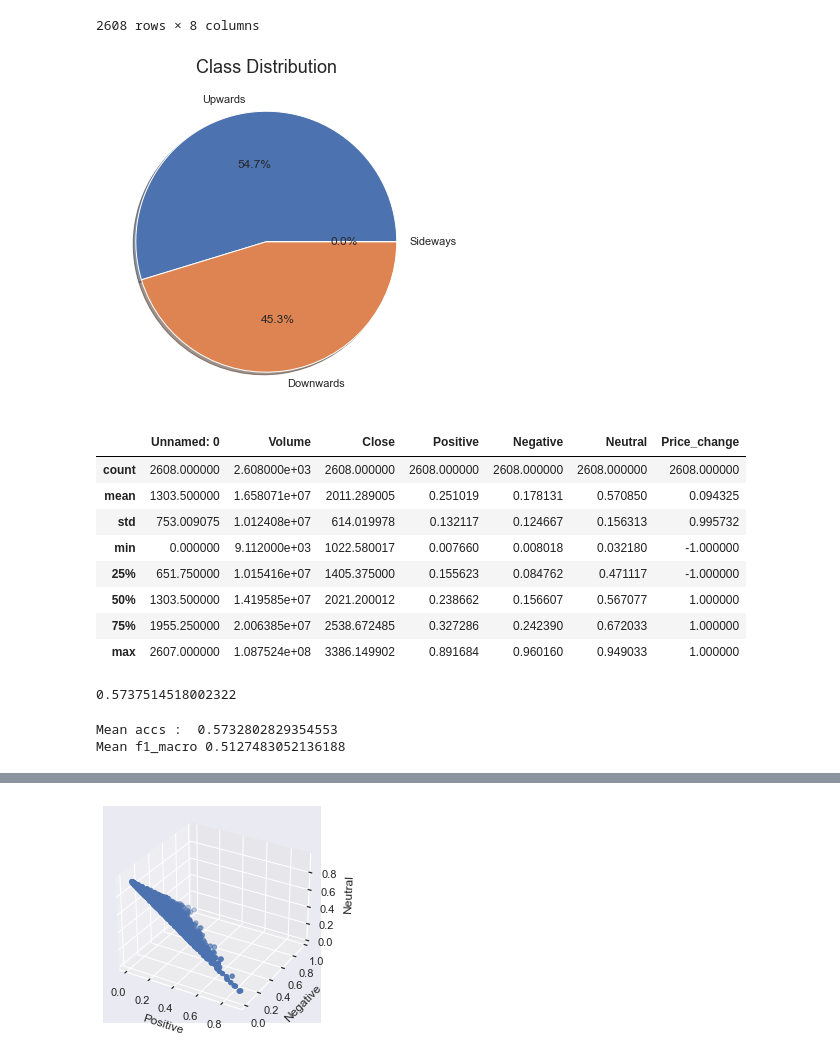
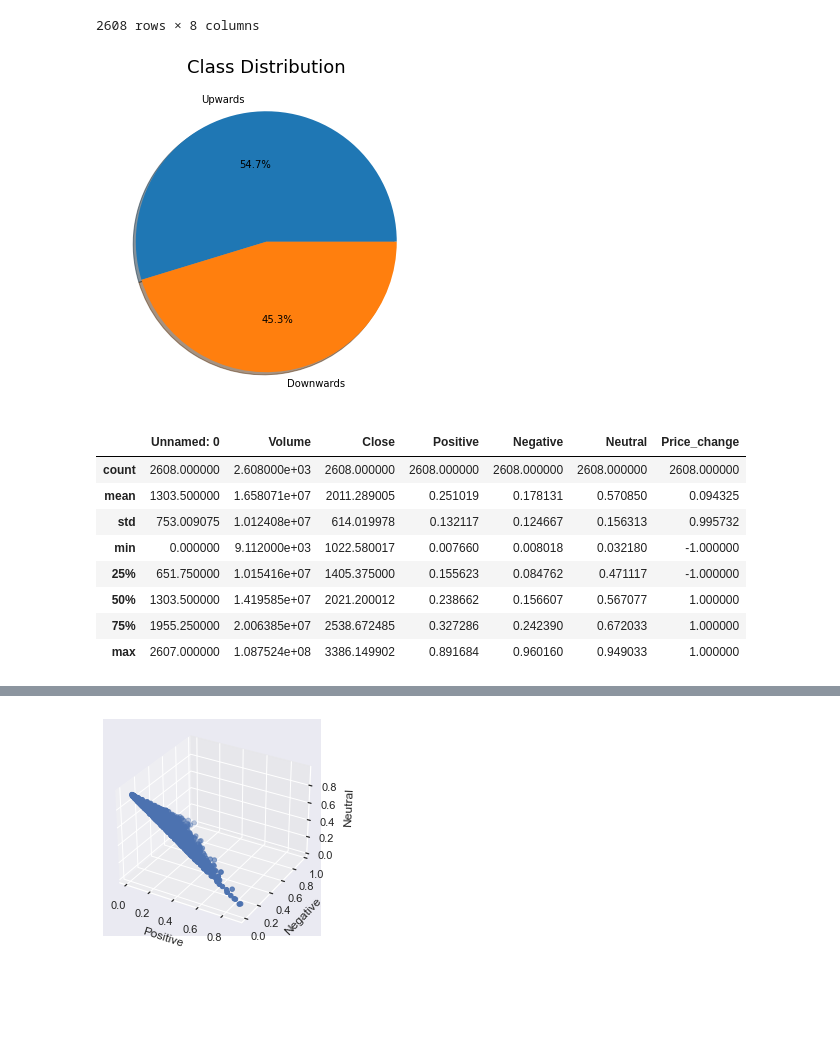
Before and after one commit to Poulinakis-Konstantinos/Stock_prediction_with_News_Sentiment_Analysis, a Jupyter notebook: ML_algos.ipynb, the cells around one changed output, grey strips where cells are left out. Drawn from its saved outputs; the diff is of its cells as text; code cells hidden in the pictures; blank space fills up the shorter version.

```diff
--- a/ML_algos.ipynb
+++ b/ML_algos.ipynb
@@ -32,16 +35,15 @@ data
 # %%
 ones = len(data[data['Price_change']==1])
 minus = len(data[data['Price_change']==-1])
-zeros = len(data[data['Price_change']==0])
 
 fig, ax = plt.subplots(figsize=(6,6))
-plt.pie(x=[ones, minus, zeros], labels=['Upwards','Downwards','Sideways'], shadow=True, autopct='%1.1f%%')
+plt.pie(x=[ones, minus], labels=['Upwards','Downwards'], shadow=True, autopct='%1.1f%%')
 plt.title('Class Distribution', fontsize=18)
 plt.show()
 
 data.describe()
 # %% [output]
-[figure, old version]
+[figure, new version]
 |  | Unnamed: 0 | Volume | Close | Positive | Negative | Neutral | Price_change |
 | count | 2608.000000 | 2.608000e+03 | 2608.000000 | 2608.000000 | 2608.000000 | 2608.000000 | 2608.000000 |
 | mean | 1303.500000 | 1.658071e+07 | 2011.289005 | 0.251019 | 0.178131 | 0.570850 | 0.094325 |
@@ -59,32 +60,2 @@ y = np.array(data['Price_change'])
 # train-test splitting
 X_train, X_test, y_train, y_test = train_test_split(X, y, test_size=0.33,  shuffle=True)
-# %%
-# all parameters not specified are set to their defaults
-logisticRegr = LogisticRegression(solver='newton-cg',multi_class='multinomial')
-logisticRegr.fit(X_train, y_train)
-
-# predict model
-# Predict for One Observation
-logisticRegr.predict(X_test[0].reshape(1,-1))
-
-# Use score method to get accuracy of model
-score = logisticRegr.score(X_test, y_test)
-print(score)
-# %% [output]
-0.5737514518002322
-# %%
-from sklearn.metrics import make_scorer,f1_score, accuracy_score,precision_score, recall_score, f1_score
-scoring = {'accuracy' : make_scorer(accuracy_score, greater_is_better=True),
-           'f1_macro' : make_scorer(f1_score, average='macro', greater_is_better=True)
-           #'precision' : make_scorer(precision_score, zero_division=0),
-           #'recall' : make_scorer(recall_score, average='macro'),  }
-          }
-
-cv_scores = cross_validate(logisticRegr, X, y, cv=10, scoring=scoring)
-accs = cv_scores['test_accuracy'].mean()
-print("Mean accs : ",accs)
-f1_macros = cv_scores['test_f1_macro'].mean()
-print("Mean f1_macro", f1_macros)
-# %% [output]
-Mean accs :  0.5732802829354553
-Mean f1_macro 0.5127483052136188
```
Also changed, not shown: parts of 40 cells of this notebook.
